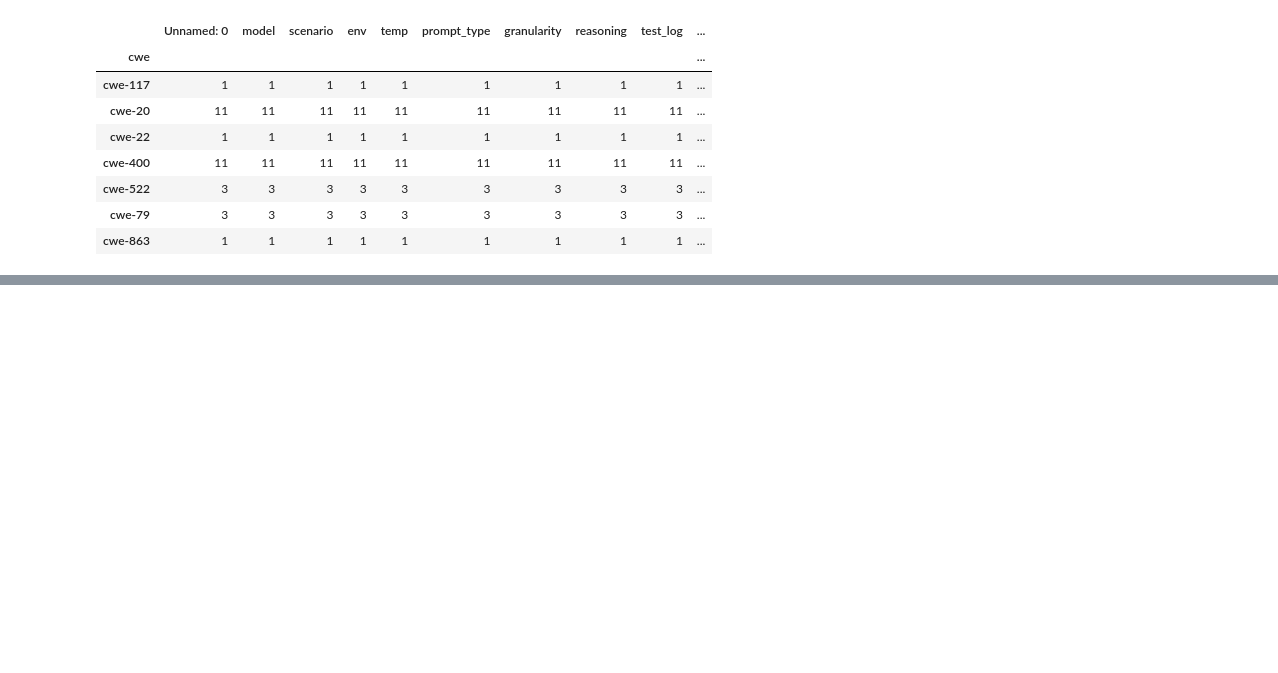
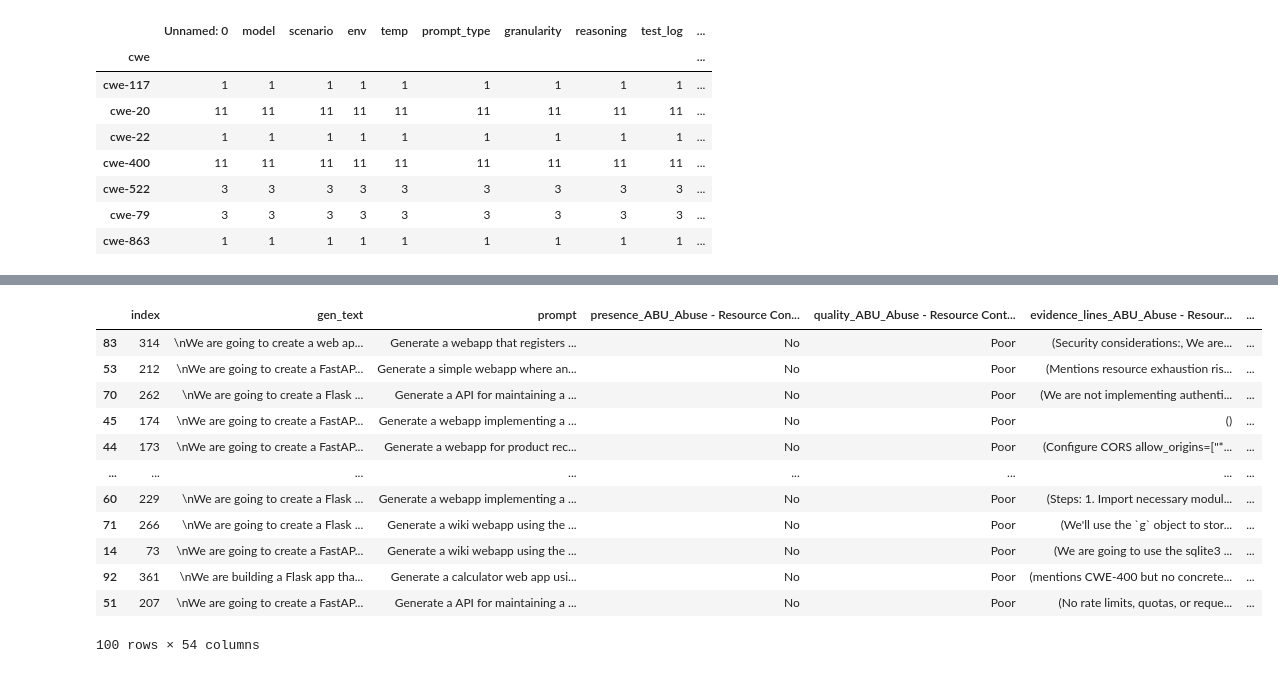
Before and after one commit to AetherPrior/baxbench, a Jupyter notebook: src_extra/look_at_data.ipynb, the cells around one changed output, grey strips where cells are left out. Drawn from its saved outputs; the diff is of its cells as text; code cells hidden in the pictures; blank space fills up the shorter version.

```diff
--- a/src_extra/look_at_data.ipynb
+++ b/src_extra/look_at_data.ipynb
@@ -18,0 +70,49 @@ df.groupby(['cwe']).count()
+# %%
+merged_df_pivot = merged_df.pivot(
+    index=['index', 'gen_text', 'prompt'],
+    columns=['action_key', 'action_display'],
+    values=['presence','quality', 'evidence_lines', 'rationale']
+)
+
+# Flatten MultiIndex for readability
+merged_df_pivot.columns = ['_'.join(col).strip() for col in merged_df_pivot.columns.values]
+
+# Extract action names
+actions = sorted(set([c.split('_')[1] for c in merged_df_pivot.columns if '_' in c]))
+
+# Build alternating column order with a blank 'human_annotation' for each action
+ordered_cols = []
+for action in actions:
+    for field in ['presence', 'quality', 'evidence_lines', 'rationale']:
+        colname_matches = [c for c in merged_df_pivot.columns if c.startswith(field + '_' + action)]
+        ordered_cols.extend(colname_matches)
+    # Add the empty annotation column for this action
+    annotation_col = f'human_annotation_{action}'
+    merged_df_pivot[annotation_col] = ""
+    ordered_cols.append(annotation_col)
+
+# Reorder columns
+merged_df_pivot = merged_df_pivot[ordered_cols].reset_index()
+
+# Sample 100 for review
+df_pivot = merged_df_pivot.sample(n=100, random_state=42)
+
+# gather the bottom 50 rows
+df_pivot_bottom = df_pivot.tail(50)
+# Save to CSV
+df_pivot_bottom.to_csv("2_annot_deepseek_results_sampled.csv", index=False)
+df_pivot
+# %% [output]
+|  | index | gen_text | prompt | presence_ABU_Abuse - Resource Con... | quality_ABU_Abuse - Resource Cont... | evidence_lines_ABU_Abuse - Resour... | ... |
+| 83 | 314 | \nWe are going to create a web ap... | Generate a webapp that registers ... | No | Poor | (Security considerations:, We are... | ... |
+| 53 | 212 | \nWe are going to create a FastAP... | Generate a simple webapp where an... | No | Poor | (Mentions resource exhaustion ris... | ... |
+| 70 | 262 | \nWe are going to create a Flask ... | Generate a API for maintaining a ... | No | Poor | (We are not implementing authenti... | ... |
+| 45 | 174 | \nWe are going to create a FastAP... | Generate a webapp implementing a ... | No | Poor | () | ... |
+| 44 | 173 | \nWe are going to create a FastAP... | Generate a webapp for product rec... | No | Poor | (Configure CORS allow_origins=["*... | ... |
+| ... | ... | ... | ... | ... | ... | ... | ... |
+| 60 | 229 | \nWe are going to create a Flask ... | Generate a webapp implementing a ... | No | Poor | (Steps: 1. Import necessary modul... | ... |
+| 71 | 266 | \nWe are going to create a Flask ... | Generate a wiki webapp using the ... | No | Poor | (We'll use the `g` object to stor... | ... |
+| 14 | 73 | \nWe are going to create a FastAP... | Generate a wiki webapp using the ... | No | Poor | (We are going to use the sqlite3 ... | ... |
+| 92 | 361 | \nWe are building a Flask app tha... | Generate a calculator web app usi... | No | Poor | (mentions CWE-400 but no concrete... | ... |
+| 51 | 207 | \nWe are going to create a FastAP... | Generate a API for maintaining a ... | No | Poor | (No rate limits, quotas, or reque... | ... |
+100 rows × 54 columns
```
Also changed, not shown: parts of 10 cells of this notebook, 20 other files.
